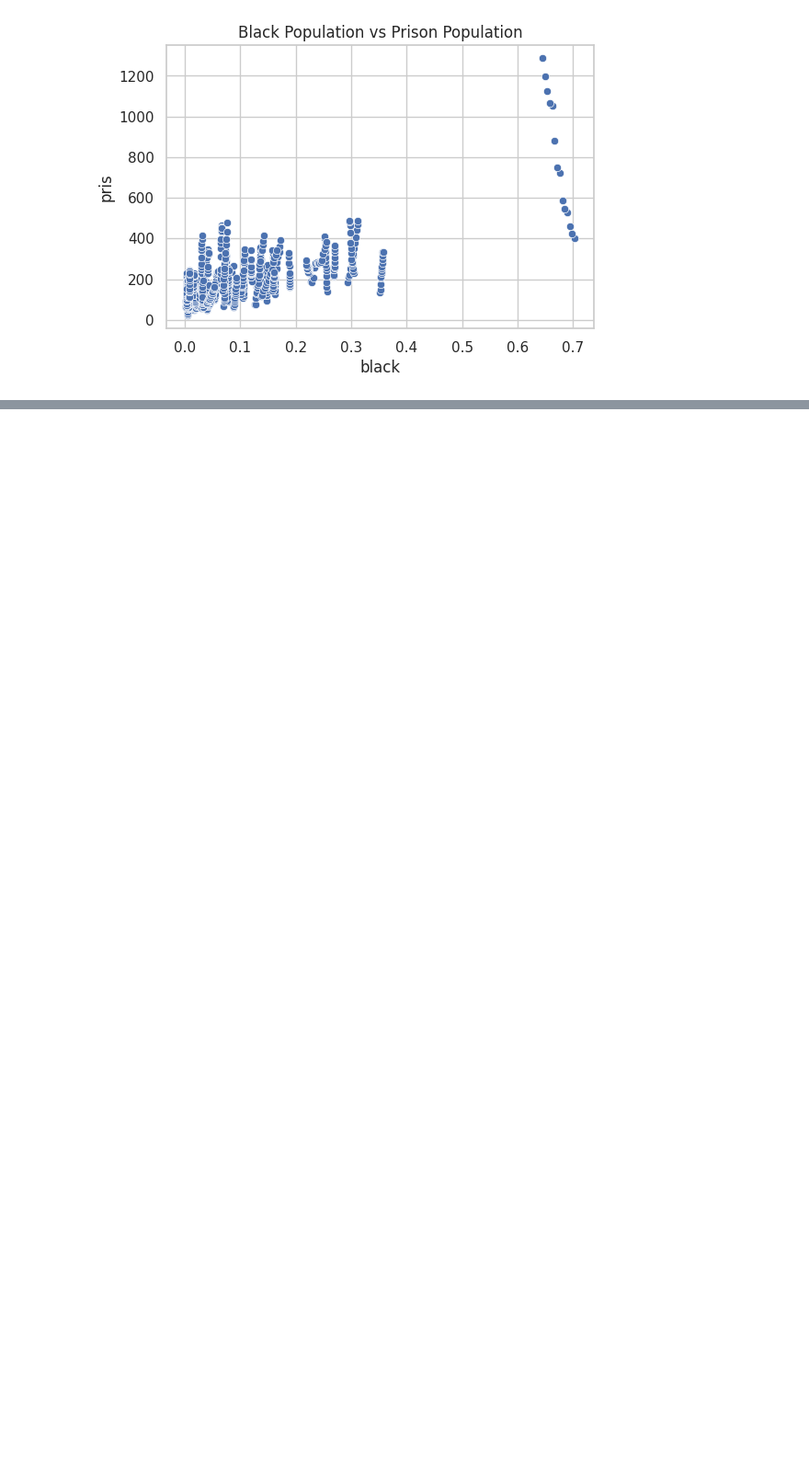
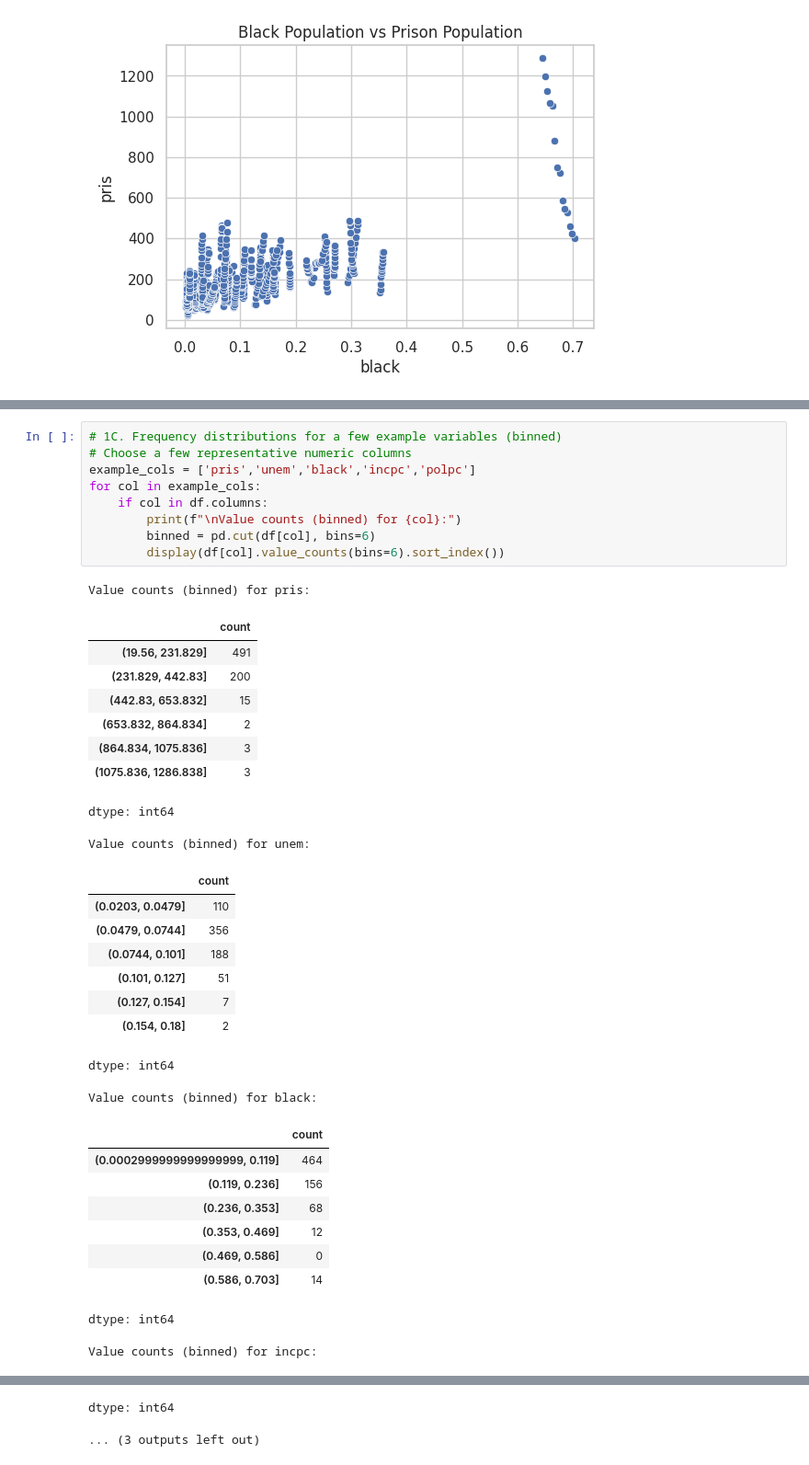
Before and after one commit to sivalinga438/EDA_project, a Jupyter notebook: 22BDS0339.ipynb, the cells around one changed output, grey strips where cells are left out. Shown at 92% size. Saved outputs shown, nothing was run; the diff lists cells and outputs as text; blank space fills up the shorter version.

```diff
--- a/22BDS0339.ipynb
+++ b/22BDS0339.ipynb
@@ -160,0 +224,38 @@ decade
+# %%
+# 1C. Frequency distributions for a few example variables (binned)
+# Choose a few representative numeric columns
+example_cols = ['pris','unem','black','incpc','polpc']
+for col in example_cols:
+    if col in df.columns:
+        print(f"\nValue counts (binned) for {col}:")
+        binned = pd.cut(df[col], bins=6)
+        display(df[col].value_counts(bins=6).sort_index())
+# %% [output]
+Value counts (binned) for pris:
+|  | count |
+| (19.56, 231.829] | 491 |
+| (231.829, 442.83] | 200 |
+| (442.83, 653.832] | 15 |
+| (653.832, 864.834] | 2 |
+| (864.834, 1075.836] | 3 |
+| (1075.836, 1286.838] | 3 |
+dtype: int64
+Value counts (binned) for unem:
+|  | count |
+| (0.0203, 0.0479] | 110 |
+| (0.0479, 0.0744] | 356 |
+| (0.0744, 0.101] | 188 |
+| (0.101, 0.127] | 51 |
+| (0.127, 0.154] | 7 |
+| (0.154, 0.18] | 2 |
+dtype: int64
+Value counts (binned) for black:
+|  | count |
+| (0.0002999999999999999, 0.119] | 464 |
+| (0.119, 0.236] | 156 |
+| (0.236, 0.353] | 68 |
+| (0.353, 0.469] | 12 |
+| (0.469, 0.586] | 0 |
+| (0.586, 0.703] | 14 |
+dtype: int64
+Value counts (binned) for incpc:
@@ -160,0 +269,2 @@ decade
+dtype: int64
+... (3 outputs left out)
```
Also changed, not shown: parts of 8 cells of this notebook.
